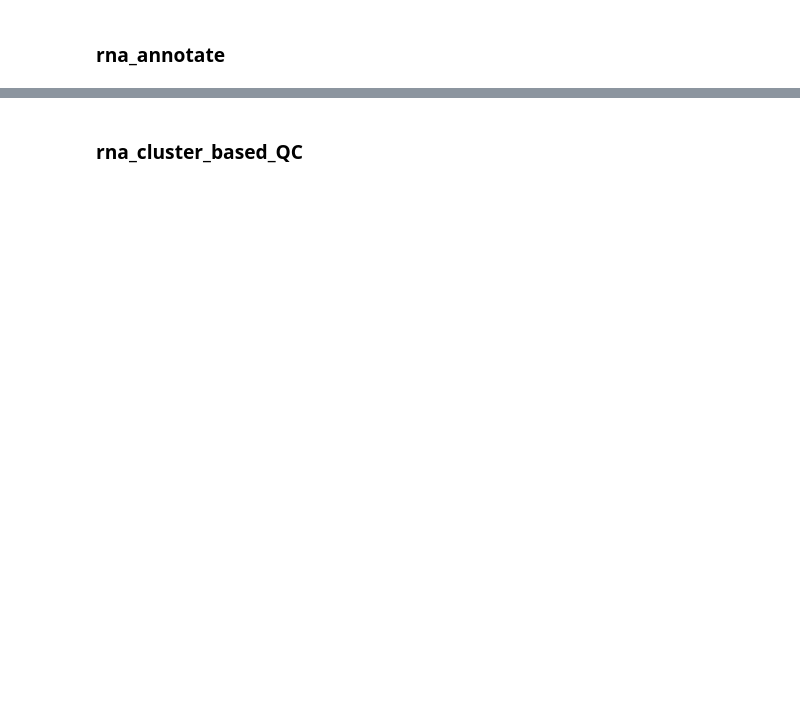
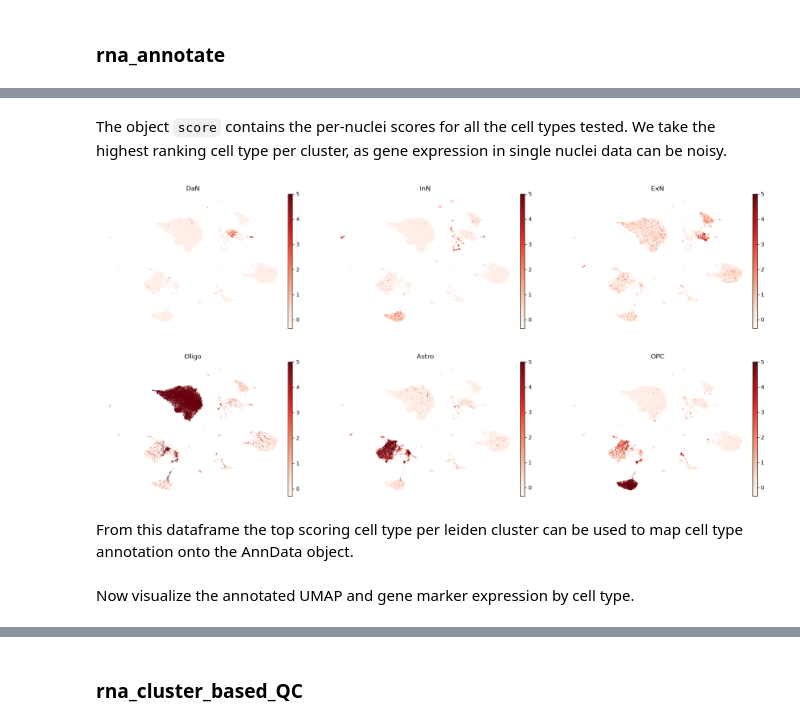
Before and after one commit to NIH-CARD/scMAVERICS, a Jupyter notebook: doc_notebooks/snRNAseq.ipynb, the cells around one changed output, grey strips where cells are left out. Saved outputs shown, nothing was run; the diff lists cells and outputs as text; code cells hidden in the pictures; blank space fills up the shorter version.

```diff
--- a/doc_notebooks/snRNAseq.ipynb
+++ b/doc_notebooks/snRNAseq.ipynb
@@ -224,0 +506,18 @@ Text(0.5, 1.0, 'Distribution of UMIs/nuclei')
+# %% [markdown]
+The object `score` contains the per-nuclei scores for all the cell types tested. We take the highest ranking cell type per cluster, as gene expression in single nuclei data can be noisy.
+# %%
+# Convert the ORA AnnData object to numpy array to rank
+score = dc.pp.get_obsm(adata, key="score_ulm")
+df = dc.tl.rankby_group(adata=score, groupby='leiden', reference="rest", method="wilcoxon")
+# %%
+sc.pl.umap(
+    score,
+    color=["DaN", "InN", "ExN", 'Oligo', 'Astro', 'OPC'],
+    cmap="Reds",
+    frameon = False,
+    ncols = 3,
+    vmax = 5)
+# %% [output]
+[figure, added]
+# %% [markdown]
+From this dataframe the top scoring cell type per leiden cluster can be used to map cell type annotation onto the AnnData object.
@@ -224,0 +530,2 @@ Text(0.5, 1.0, 'Distribution of UMIs/nuclei')
+# %% [markdown]
+Now visualize the annotated UMAP and gene marker expression by cell type.
```
Also changed, not shown: parts of 50 cells of this notebook, 13 other files.
